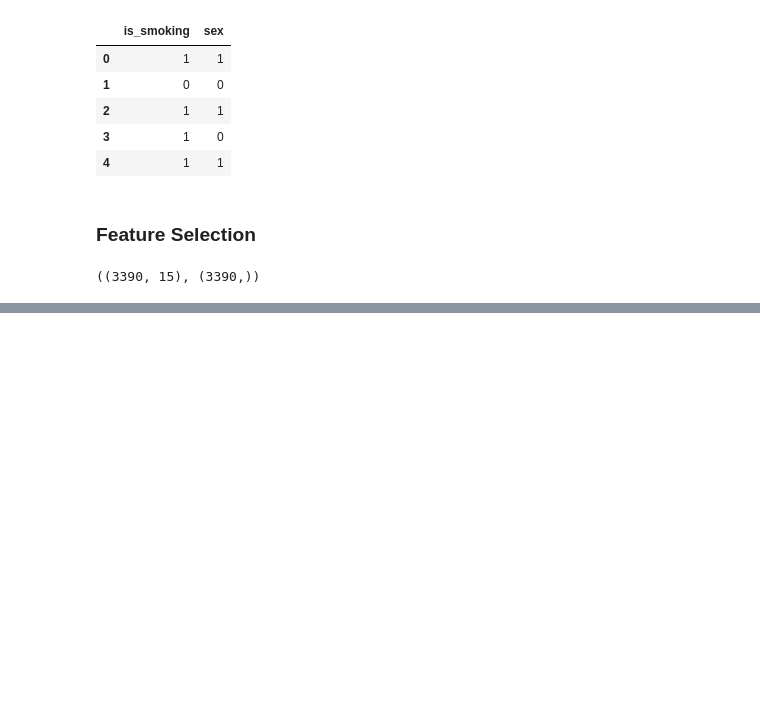
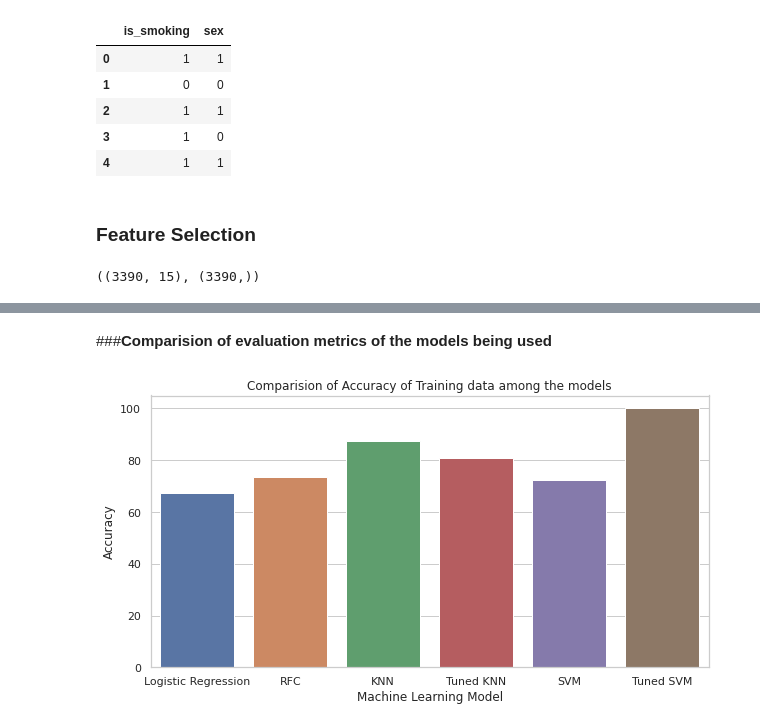
Before and after one commit to toupasana/Supervised-ML---Classification-, a Jupyter notebook: Copy_of_Cardiovascular_Risk_Prediction.ipynb, the cells around one changed output, grey strips where cells are left out. Cells and saved outputs as stored; diff of their text form; code cells hidden in the pictures; blank space fills up the shorter version.

```diff
--- a/Copy_of_Cardiovascular_Risk_Prediction.ipynb
+++ b/Copy_of_Cardiovascular_Risk_Prediction.ipynb
@@ -516,0 +1023,3 @@ X.shape,y.shape
+# %%
+#Fitting on training dataset
+grid.fit(X_train_res,y_train_res)
@@ -516,0 +1053,4 @@ X.shape,y.shape
+# %%
+svc_2 = SVC(C=10,gamma=1,kernel='rbf')
+#Fitting on training dataset using the best parameters
+svc_2.fit(X_train_res,y_train_res)
@@ -516,0 +1061,12 @@ X.shape,y.shape
+# %%
+#predicting on training and testing dataset after using the best parameters
+y_pred_train_svm_grid = svc_2.predict(X_train_res)
+y_pred_test_svm_grid = svc_2.predict(X_test_res)
+# %%
+#Accuracy score, confusion matrix and classification report of training
+acc_svm_train_grid = accuracy_score(y_train_res,y_pred_train_svm_grid)*100
+print(acc_svm_train_grid)
+cmm_svm_train_grid = confusion_matrix(y_pred_train_svm_grid,y_train_res)
+print(cmm_svm_train_grid)
+crr_svm_train_grid = classification_report(y_pred_train_svm_grid,y_train_res)
+print(crr_svm_train_grid)
@@ -516,0 +1103,16 @@ X.shape,y.shape
+# %% [markdown]
+###<b>Comparision of evaluation metrics of the models being used
+# %%
+#Ploting the Comparision of Accuracy of Training data among the models
+models = ['Logistic Regression','RFC','KNN','Tuned KNN','SVM','Tuned SVM']
+acc = [log_acc_train,rfc_acc_train,knn_acc_train,knn_cv_acc_train,acc_svm_train,acc_svm_train_grid]
+
+sns.set_style("whitegrid")
+plt.figure(figsize=(10,5))
+plt.ylabel("Accuracy")
+plt.xlabel("Machine Learning Model")
+sns.barplot(x= models, y= acc)
+plt.title('Comparision of Accuracy of Training data among the models')
+plt.show()
+# %% [output]
+[figure, added]
```
Also changed, not shown: parts of 85 cells of this notebook.
